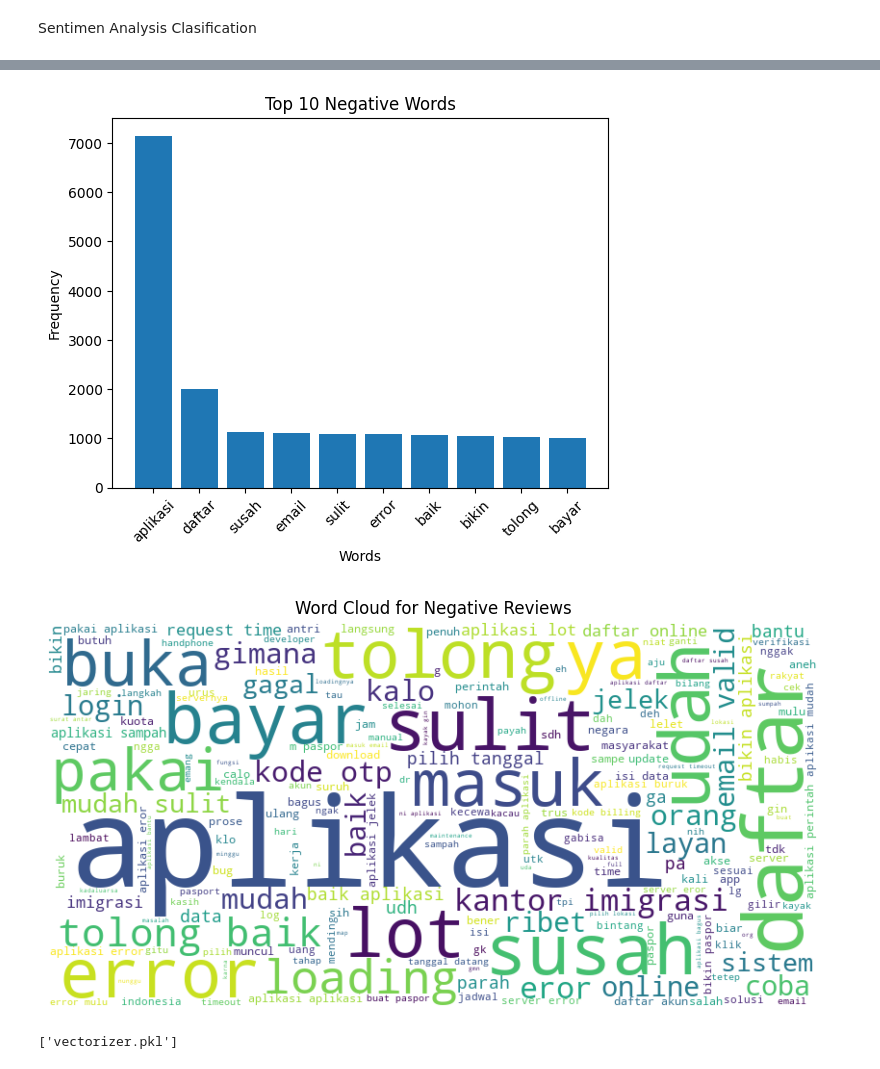
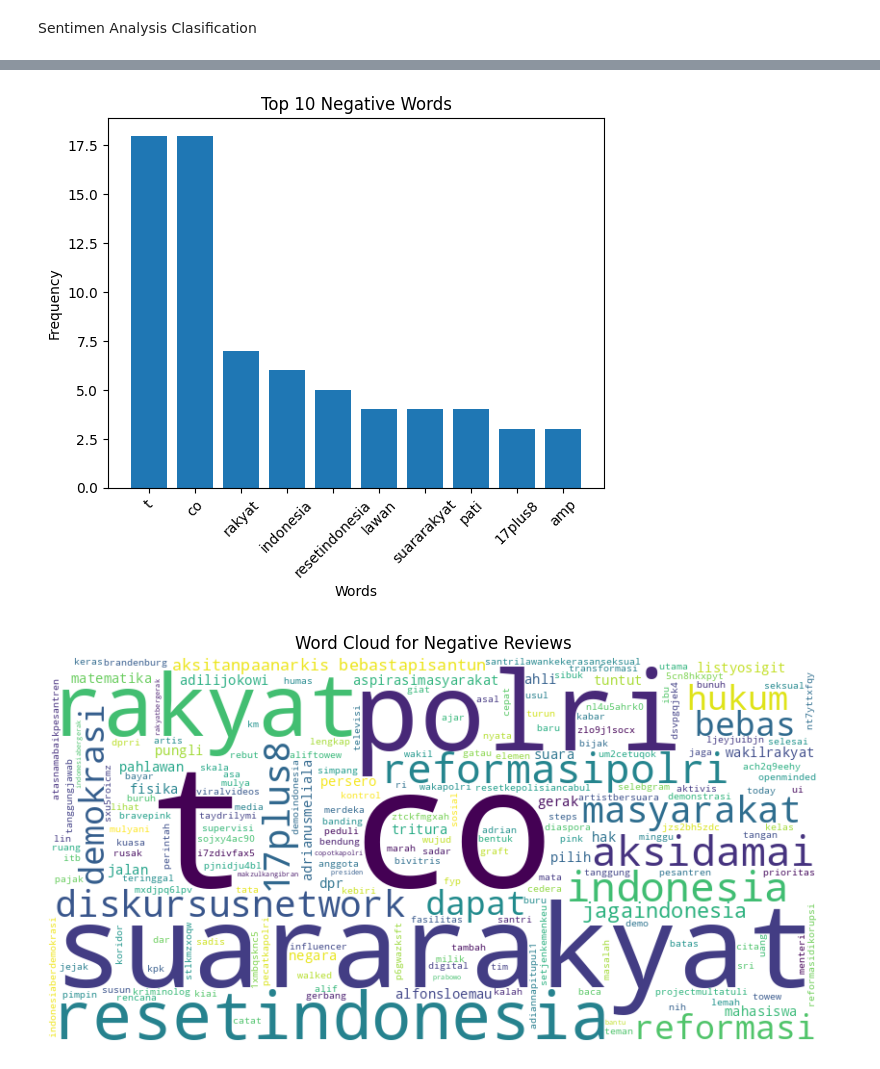
Before and after one commit to sckirl/Data-Mining, a Jupyter notebook: Sentiment Analysis.ipynb, the cells around one changed output, grey strips where cells are left out. Drawn from its saved outputs; the diff is of its cells as text; code cells hidden in the pictures.

Commit message:
accurate Sentiment Analysis with IndoBert

```diff
--- a/Sentiment Analysis.ipynb
+++ b/Sentiment Analysis.ipynb
@@ -47,8 +49,8 @@ Created at    datetime64[ns, UTC]
 dtype: object
 # %%
 # Set the start and end date range
-start_date = pd.to_datetime('2025-09-01').tz_localize('Asia/Jakarta')
-end_date = pd.to_datetime('2025-10-15').tz_localize('Asia/Jakarta')
+start_date = pd.to_datetime('2025-08-01').tz_localize('Asia/Jakarta')
+end_date = pd.to_datetime('2025-10-30').tz_localize('Asia/Jakarta')
 
 # Filter the DataFrame for data within the specified date range
 df_ytd = df_paspor[(df_paspor['Created at'] >= start_date) & (df_paspor['Created at'] <= end_date)]
@@ -359,6 +374,7 @@ df_textPreprocessing.head(5)
 # %%
-!pip install transformers==3.5.1
-from transformers import AutoTokenizer, AutoModel
+!pip install transformers==4.38.2
+
+from transformers import AutoTokenizer, AutoModelForSequenceClassification
 tokenizer = AutoTokenizer.from_pretrained("indolem/indobert-base-uncased")
-model = AutoModel.from_pretrained("indolem/indobert-base-uncased")
+model = AutoModelForSequenceClassification.from_pretrained("indolem/indobert-base-uncased")
 # %% [output]
@@ -372,4 +406,6 @@ ERROR: Operation cancelled by user
 # %%
+import torch
+
 # Function to predict sentiment
 def predict_sentiment(text):
     # Tokenize the input text
@@ -383,12 +419,14 @@ def predict_sentiment(text):
     predictions = torch.argmax(outputs.logits, dim=1)
 
     # Map the index to the corresponding label
-    sentiment_labels = ['positive', 'neutral', 'negative']
+    # Check the model's configuration for the actual labels if available
+    # Otherwise, assuming 0: negative, 1: neutral, 2: positive based on common practice
+    sentiment_labels = ['negative', 'positive'] # Assuming this order based on common sentiment analysis output
     return sentiment_labels[predictions.item()]
 
 # Apply the function to your dataframe
 # [cite_start]We'll use the 'stemmed_sentence' column as it's the most processed one [cite: 1, 2, 9, 10, 18, 32, 33, 38, 42, 51, 62]
-df['sentiment'] = df['stemmed_sentence'].apply(predict_sentiment)
+df_textPreprocessing['sentiment'] = df_textPreprocessing['stemmed_sentence'].apply(predict_sentiment)
 
 # Display the results
-print(df[['stemmed_sentence', 'sentiment']].head(10))
+print(df_textPreprocessing[['stemmed_sentence', 'sentiment']].head(10))
@@ -639,7 +650,7 @@ plt.show()
 from collections import Counter
 
 # Filter the DataFrame for positive label records
-positive_df = df_featuresExtraction[df_featuresExtraction['label'] == 'Positive']
+positive_df = df_textPreprocessing[df_textPreprocessing['sentiment'] == 'positive']
 
 # Concatenate all positive reviews into a single string
 positive_reviews = ' '.join(positive_df['stemmed_sentence'])
@@ -654,7 +665,7 @@ word_freq = Counter(positive_tokens)
 sorted_word_freq = sorted(word_freq.items(), key=lambda x: x[1], reverse=True)
 
 # Number of top words to retrieve
-top_n = 10
+top_n = 12
 
 # Retrieve the top N words with the highest frequencies
 top_words = sorted_word_freq[:top_n]
@@ -701,42 +735,42 @@ import matplotlib.pyplot as plt
 from collections import Counter
 
 # Filter the DataFrame for negative label records
-negative_df = df_featuresExtraction[df_featuresExtraction['label'] == 'Negative']
+negative_df = df_textPreprocessing[df_textPreprocessing['sentiment'] == 'negative']
 
 # Concatenate all negative reviews into a single string
 negative_reviews = ' '.join(negative_df['stemmed_sentence'])
 
 # Tokenize the string into individual words
 negative_tokens = nltk.word_tokenize(negative_reviews)
 
 # Count the frequency of each word
 word_freq = Counter(negative_tokens)
 
 # Sort the word frequencies in descending order
 sorted_word_freq = sorted(word_freq.items(), key=lambda x: x[1], reverse=True)
 
 # Retrieve the top 10 words with the highest frequencies
 top_words = sorted_word_freq[:10]
 
 # Extract the words and frequencies for plotting
 words = [word for word, freq in top_words]
 frequencies = [freq for word, freq in top_words]
 
 # Create a bar chart
 plt.bar(words, frequencies)
 plt.xlabel('Words')
 plt.ylabel('Frequency')
 plt.title('Top 10 Negative Words')
 plt.xticks(rotation=45)
 plt.show()
 # %% [output]
-[figure, old version]
+[figure, new version]
 # %%
 from wordcloud import WordCloud
 import matplotlib.pyplot as plt
 
 # Filter the DataFrame for negative label records
-negative_df = df_featuresExtraction[df_featuresExtraction['label'] == 'Negative']
+negative_df = df_textPreprocessing[df_textPreprocessing['sentiment'] == 'negative']
 
 # Concatenate all negative reviews into a single string
 negative_reviews = ' '.join(negative_df['stemmed_sentence'])
@@ -751,7 +785,7 @@ plt.axis('off')
 plt.title('Word Cloud for Negative Reviews')
 plt.show()
 # %% [output]
-[figure, old version]
+[figure, new version]
 # %%
 import joblib
 
@@ -760,5 +794,3 @@ joblib.dump(svm_model, 'svm_model.pkl')
 
 # If you also need to save your vectorizer
 joblib.dump(vectorizer, 'vectorizer.pkl')
-# %% [output]
-['vectorizer.pkl']
```
Also changed, not shown: parts of 37 cells of this notebook.
